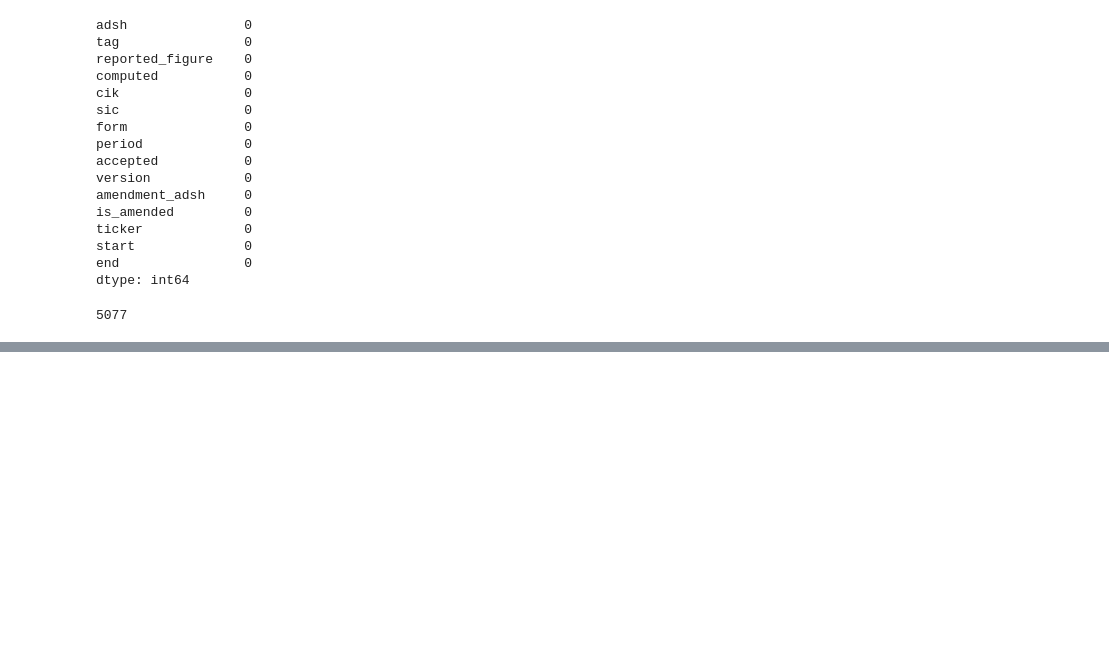
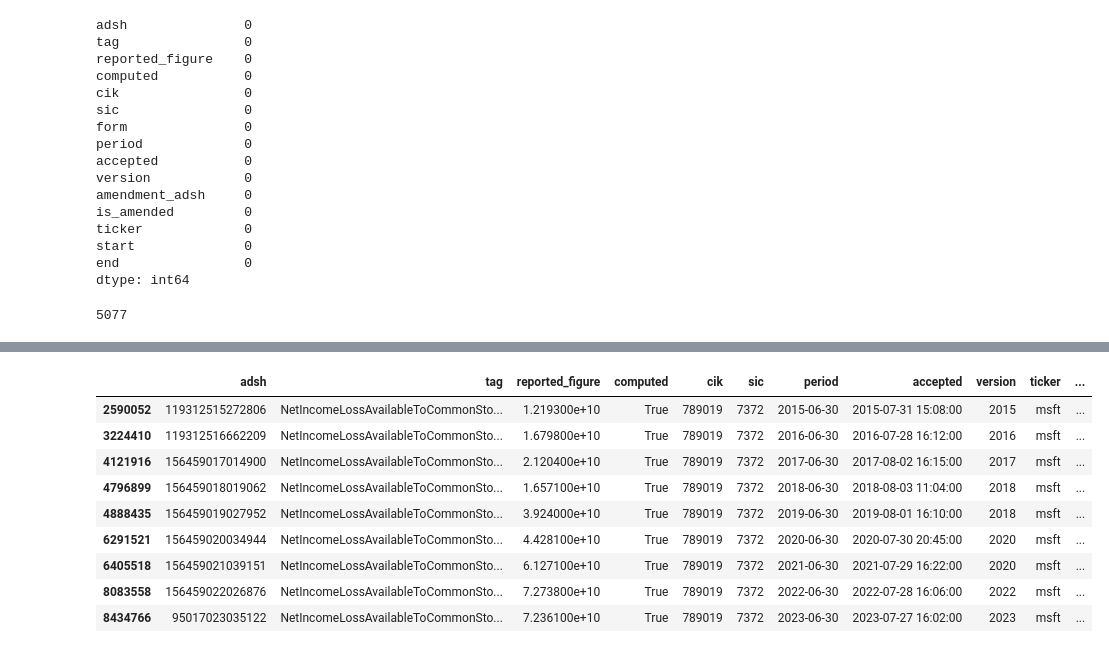
Before and after one commit to niklasko99/datascience4finance, a Jupyter notebook: explanatory_analysis/initial_analysis.ipynb, the cells around one changed output, grey strips where cells are left out. Cells and saved outputs as stored; diff of their text form; code cells hidden in the pictures; blank space fills up the shorter version.

```diff
--- a/explanatory_analysis/initial_analysis.ipynb
+++ b/explanatory_analysis/initial_analysis.ipynb
@@ -111,0 +128,4 @@ data.to_csv("../data/annual_filings.csv")
+# %%
+data = pd.read_csv("../data/annual_filings.csv")
+data.drop(columns=["Unnamed: 0"], inplace=True)
+data.head()
@@ -111,0 +145,6 @@ data.to_csv("../data/annual_filings.csv")
+# %%
+data.drop(columns=["is_amended", "amendment_adsh", "form"], inplace=True)
+# %%
+# make period to datetime format and get the value_counts()
+data["period"] = pd.to_datetime(data["period"])
+data["period"].dt.year.value_counts()
@@ -111,0 +169,3 @@ data.to_csv("../data/annual_filings.csv")
+# %%
+# filter those whose year in period is higher than 2014 and lower than 2024
+data = data[(data["period"].dt.year >= 2014) & (data["period"].dt.year <= 2023)]
@@ -111,0 +221,14 @@ data.to_csv("../data/annual_filings.csv")
+# %%
+data[(data["ticker"] == "msft") &  (data["tag"] == "NetIncomeLossAvailableToCommonStockholdersDiluted")]
+# (data["tag"] == "BasicAndDilutedEarningsLossPerShare")
+# %% [output]
+|  | adsh | tag | reported_figure | computed | cik | sic | period | accepted | version | ticker | ... |
+| 2590052 | 119312515272806 | NetIncomeLossAvailableToCommonSto... | 1.219300e+10 | True | 789019 | 7372 | 2015-06-30 | 2015-07-31 15:08:00 | 2015 | msft | ... |
+| 3224410 | 119312516662209 | NetIncomeLossAvailableToCommonSto... | 1.679800e+10 | True | 789019 | 7372 | 2016-06-30 | 2016-07-28 16:12:00 | 2016 | msft | ... |
+| 4121916 | 156459017014900 | NetIncomeLossAvailableToCommonSto... | 2.120400e+10 | True | 789019 | 7372 | 2017-06-30 | 2017-08-02 16:15:00 | 2017 | msft | ... |
+| 4796899 | 156459018019062 | NetIncomeLossAvailableToCommonSto... | 1.657100e+10 | True | 789019 | 7372 | 2018-06-30 | 2018-08-03 11:04:00 | 2018 | msft | ... |
+| 4888435 | 156459019027952 | NetIncomeLossAvailableToCommonSto... | 3.924000e+10 | True | 789019 | 7372 | 2019-06-30 | 2019-08-01 16:10:00 | 2018 | msft | ... |
+| 6291521 | 156459020034944 | NetIncomeLossAvailableToCommonSto... | 4.428100e+10 | True | 789019 | 7372 | 2020-06-30 | 2020-07-30 20:45:00 | 2020 | msft | ... |
+| 6405518 | 156459021039151 | NetIncomeLossAvailableToCommonSto... | 6.127100e+10 | True | 789019 | 7372 | 2021-06-30 | 2021-07-29 16:22:00 | 2020 | msft | ... |
+| 8083558 | 156459022026876 | NetIncomeLossAvailableToCommonSto... | 7.273800e+10 | True | 789019 | 7372 | 2022-06-30 | 2022-07-28 16:06:00 | 2022 | msft | ... |
+| 8434766 | 95017023035122 | NetIncomeLossAvailableToCommonSto... | 7.236100e+10 | True | 789019 | 7372 | 2023-06-30 | 2023-07-27 16:02:00 | 2023 | msft | ... |
```
Also changed, not shown: parts of 19 cells of this notebook.
